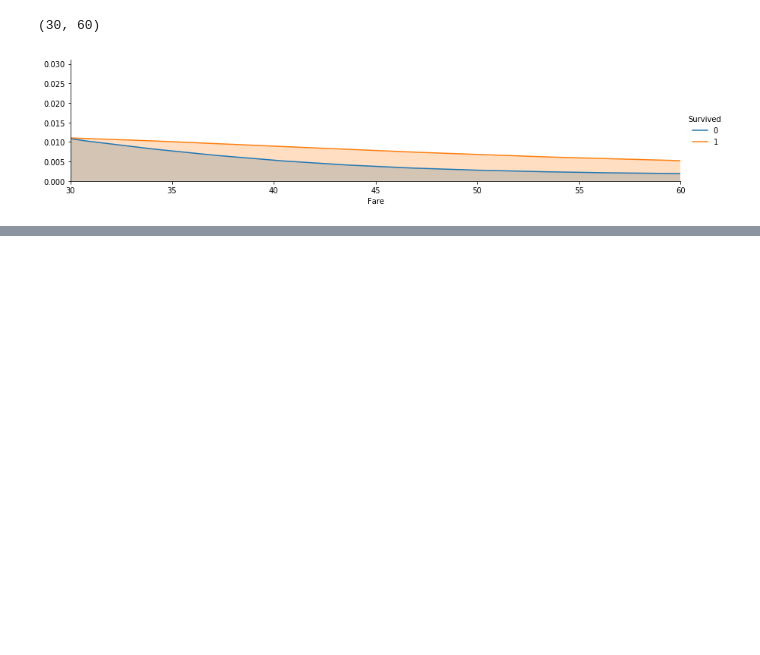
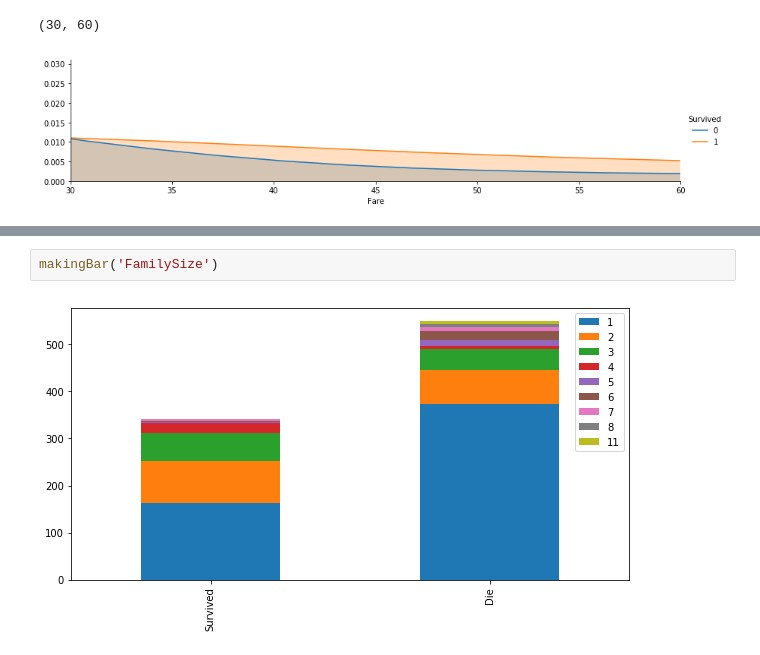
Before and after one commit to dl57934/hoony_blog_Data, a Jupyter notebook: 머신러닝/kaggle/Titanic/titanicStudy2.ipynb, the cells around one changed output, grey strips where cells are left out. Saved outputs shown, nothing was run; the diff lists cells and outputs as text; blank space fills up the shorter version.

```diff
--- a/머신러닝/kaggle/Titanic/titanicStudy2.ipynb
+++ b/머신러닝/kaggle/Titanic/titanicStudy2.ipynb
@@ -270,0 +339,4 @@ Name: Fare, Length: 891, dtype: float64
+# %%
+makingBar('FamilySize')
+# %% [output]
+[figure, added]
```
Also changed, not shown: parts of 29 cells of this notebook, 12 other files.
